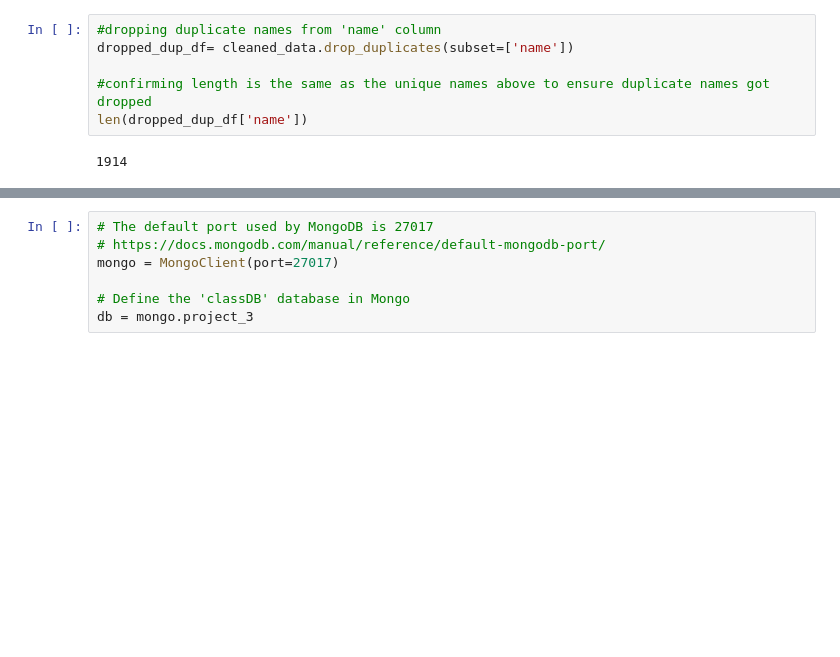
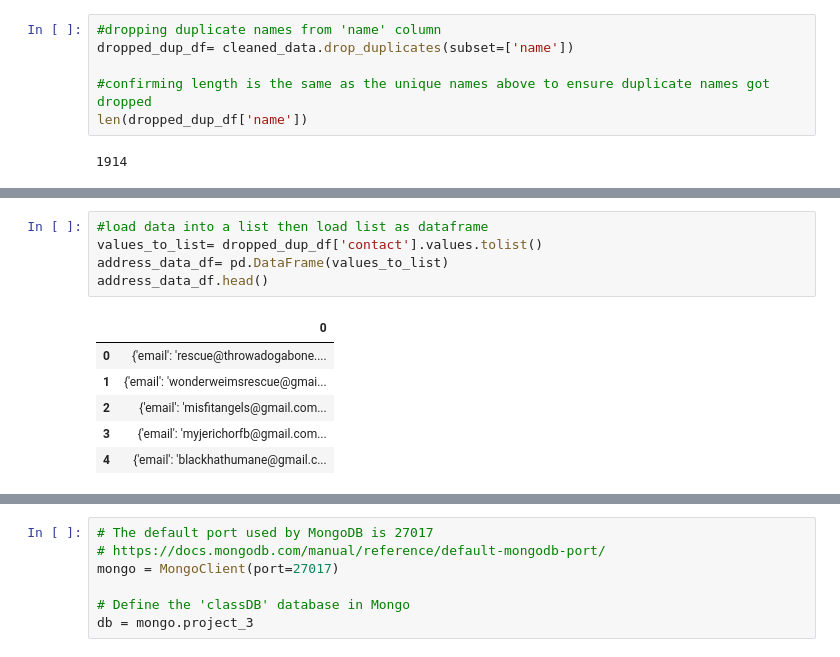
Before and after one commit to keniaoquendo/project_3, a Jupyter notebook: kenia's analysis/keniaproject3test.ipynb, the cells around one changed output, grey strips where cells are left out. Drawn from its saved outputs; the diff is of its cells as text; blank space fills up the shorter version.

```diff
--- a/kenia's analysis/keniaproject3test.ipynb
+++ b/kenia's analysis/keniaproject3test.ipynb
@@ -246,0 +228,12 @@ TypeError: string indices must be integers, not 'str'
+# %%
+#load data into a list then load list as dataframe
+values_to_list= dropped_dup_df['contact'].values.tolist()
+address_data_df= pd.DataFrame(values_to_list)
+address_data_df.head()
+# %% [output]
+|  | 0 |
+| 0 | {'email': 'rescue@throwadogabone.... |
+| 1 | {'email': 'wonderweimsrescue@gmai... |
+| 2 | {'email': 'misfitangels@gmail.com... |
+| 3 | {'email': 'myjerichorfb@gmail.com... |
+| 4 | {'email': 'blackhathumane@gmail.c... |
```
Also changed, not shown: parts of 10 cells of this notebook, 1 other file.
